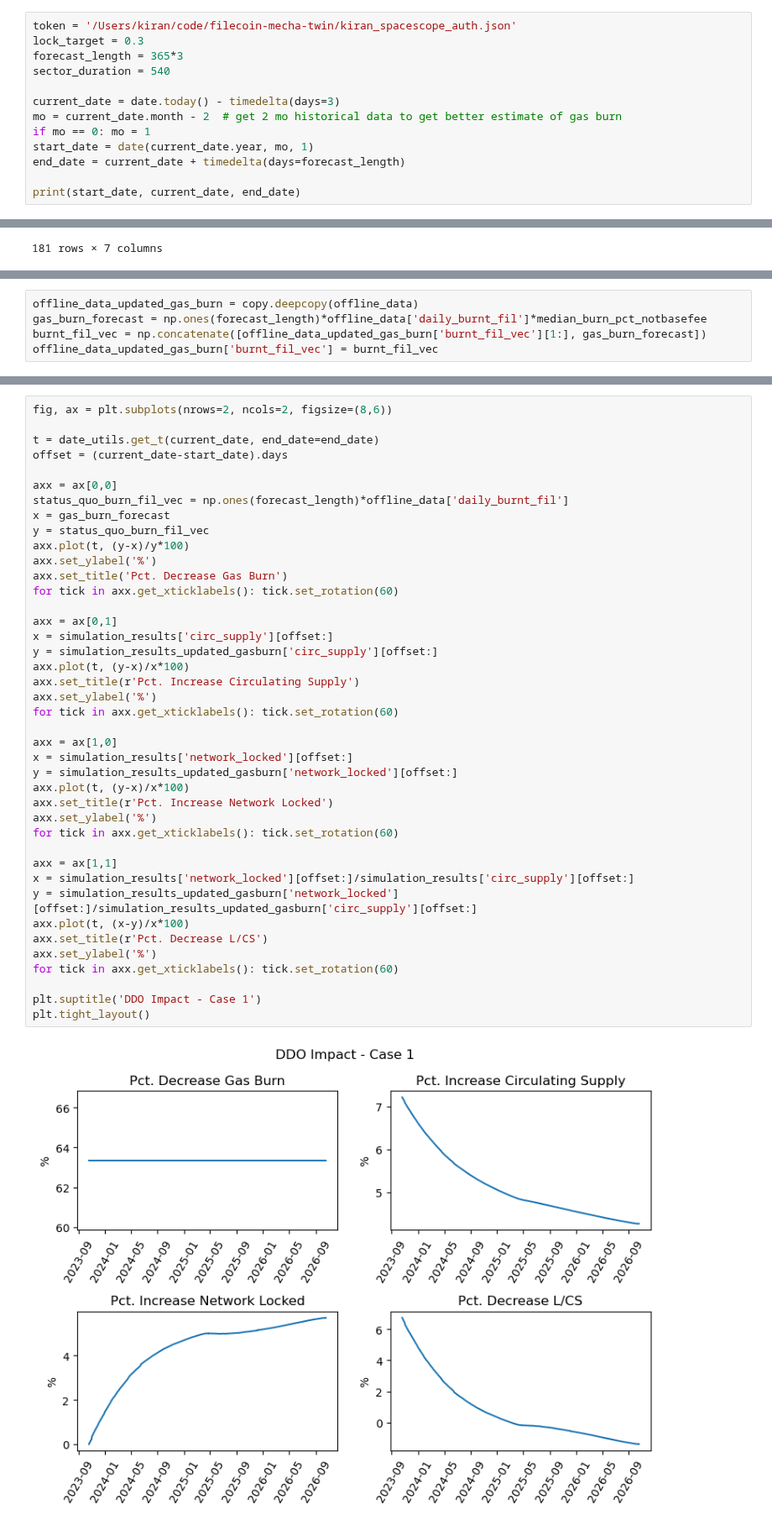
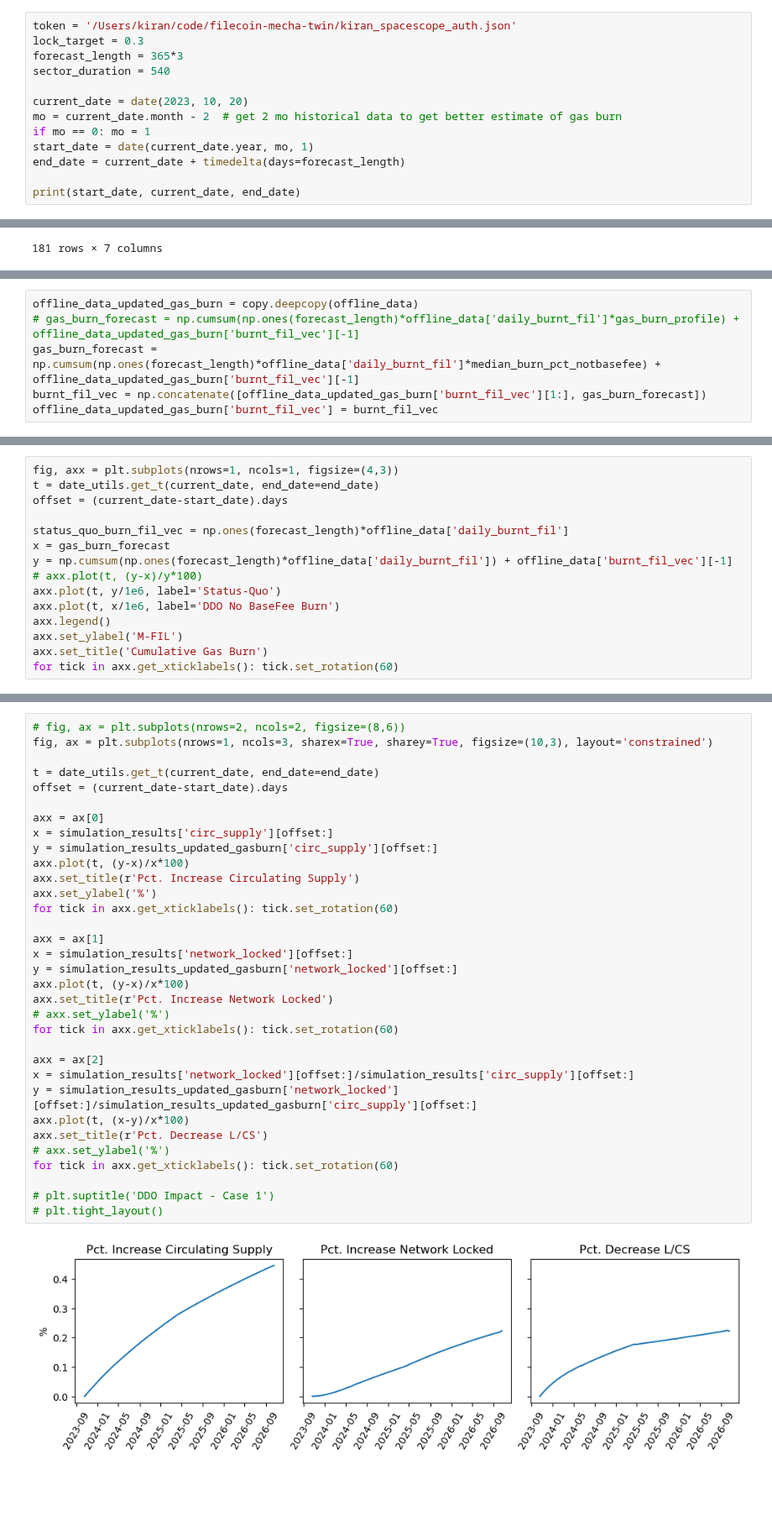
Before and after one commit to protocol/CryptoEconLab, a Jupyter notebook: notebooks/mechafil_jax/direct_filp_v2/case1.ipynb, the cells around one changed output, grey strips where cells are left out. Shown at 84% size. Saved outputs shown, nothing was run; the diff lists cells and outputs as text; blank space fills up the shorter version.

Commit message:
adding cases

```diff
--- a/notebooks/mechafil_jax/direct_filp_v2/case1.ipynb
+++ b/notebooks/mechafil_jax/direct_filp_v2/case1.ipynb
@@ -52,7 +53,7 @@ lock_target = 0.3
 forecast_length = 365*3
 sector_duration = 540
 
-current_date = date.today() - timedelta(days=3)
+current_date = date(2023, 10, 20)
 mo = current_date.month - 2  # get 2 mo historical data to get better estimate of gas burn
 if mo == 0: mo = 1
 start_date = date(current_date.year, mo, 1)
@@ -173,6 +262,7 @@ print(median_burn_pct_notbasefee)
 # %%
 offline_data_updated_gas_burn = copy.deepcopy(offline_data)
-gas_burn_forecast = np.ones(forecast_length)*offline_data['daily_burnt_fil']*median_burn_pct_notbasefee
+# gas_burn_forecast = np.cumsum(np.ones(forecast_length)*offline_data['daily_burnt_fil']*gas_burn_profile) + offline_data_updated_gas_burn['burnt_fil_vec'][-1]
+gas_burn_forecast = np.cumsum(np.ones(forecast_length)*offline_data['daily_burnt_fil']*median_burn_pct_notbasefee) + offline_data_updated_gas_burn['burnt_fil_vec'][-1]
 burnt_fil_vec = np.concatenate([offline_data_updated_gas_burn['burnt_fil_vec'][1:], gas_burn_forecast])
 offline_data_updated_gas_burn['burnt_fil_vec'] = burnt_fil_vec
 # %%
@@ -192,3 +282,18 @@ simulation_results_updated_gasburn = sim.run_sim(
     sector_duration,
     offline_data_updated_gas_burn
 )
+# %%
+fig, axx = plt.subplots(nrows=1, ncols=1, figsize=(4,3))
+t = date_utils.get_t(current_date, end_date=end_date)
+offset = (current_date-start_date).days
+
+status_quo_burn_fil_vec = np.ones(forecast_length)*offline_data['daily_burnt_fil']
+x = gas_burn_forecast
+y = np.cumsum(np.ones(forecast_length)*offline_data['daily_burnt_fil']) + offline_data['burnt_fil_vec'][-1]
+# axx.plot(t, (y-x)/y*100)
+axx.plot(t, y/1e6, label='Status-Quo')
+axx.plot(t, x/1e6, label='DDO No BaseFee Burn')
+axx.legend()
+axx.set_ylabel('M-FIL')
+axx.set_title('Cumulative Gas Burn')
+for tick in axx.get_xticklabels(): tick.set_rotation(60)
@@ -195,43 +302,35 @@ simulation_results_updated_gasburn = sim.run_sim(
 # %%
-fig, ax = plt.subplots(nrows=2, ncols=2, figsize=(8,6))
+# fig, ax = plt.subplots(nrows=2, ncols=2, figsize=(8,6))
+fig, ax = plt.subplots(nrows=1, ncols=3, sharex=True, sharey=True, figsize=(10,3), layout='constrained')
 
 t = date_utils.get_t(current_date, end_date=end_date)
 offset = (current_date-start_date).days
 
-axx = ax[0,0]
-status_quo_burn_fil_vec = np.ones(forecast_length)*offline_data['daily_burnt_fil']
-x = gas_burn_forecast
-y = status_quo_burn_fil_vec
-axx.plot(t, (y-x)/y*100)
-axx.set_ylabel('%')
-axx.set_title('Pct. Decrease Gas Burn')
-for tick in axx.get_xticklabels(): tick.set_rotation(60)
-
-axx = ax[0,1]
+axx = ax[0]
 x = simulation_results['circ_supply'][offset:]
 y = simulation_results_updated_gasburn['circ_supply'][offset:]
 axx.plot(t, (y-x)/x*100)
 axx.set_title(r'Pct. Increase Circulating Supply')
 axx.set_ylabel('%')
 for tick in axx.get_xticklabels(): tick.set_rotation(60)
 
-axx = ax[1,0]
+axx = ax[1]
 x = simulation_results['network_locked'][offset:]
 y = simulation_results_updated_gasburn['network_locked'][offset:]
 axx.plot(t, (y-x)/x*100)
 axx.set_title(r'Pct. Increase Network Locked')
-axx.set_ylabel('%')
+# axx.set_ylabel('%')
 for tick in axx.get_xticklabels(): tick.set_rotation(60)
 
-axx = ax[1,1]
+axx = ax[2]
 x = simulation_results['network_locked'][offset:]/simulation_results['circ_supply'][offset:]
 y = simulation_results_updated_gasburn['network_locked'][offset:]/simulation_results_updated_gasburn['circ_supply'][offset:]
 axx.plot(t, (x-y)/x*100)
 axx.set_title(r'Pct. Decrease L/CS')
-axx.set_ylabel('%')
+# axx.set_ylabel('%')
 for tick in axx.get_xticklabels(): tick.set_rotation(60)
 
-plt.suptitle('DDO Impact - Case 1')
-plt.tight_layout()
+# plt.suptitle('DDO Impact - Case 1')
+# plt.tight_layout()
 # %% [output]
-[figure, old version]
+[figure, new version]
```
Also changed, not shown: parts of 8 cells of this notebook, 4 other files.
